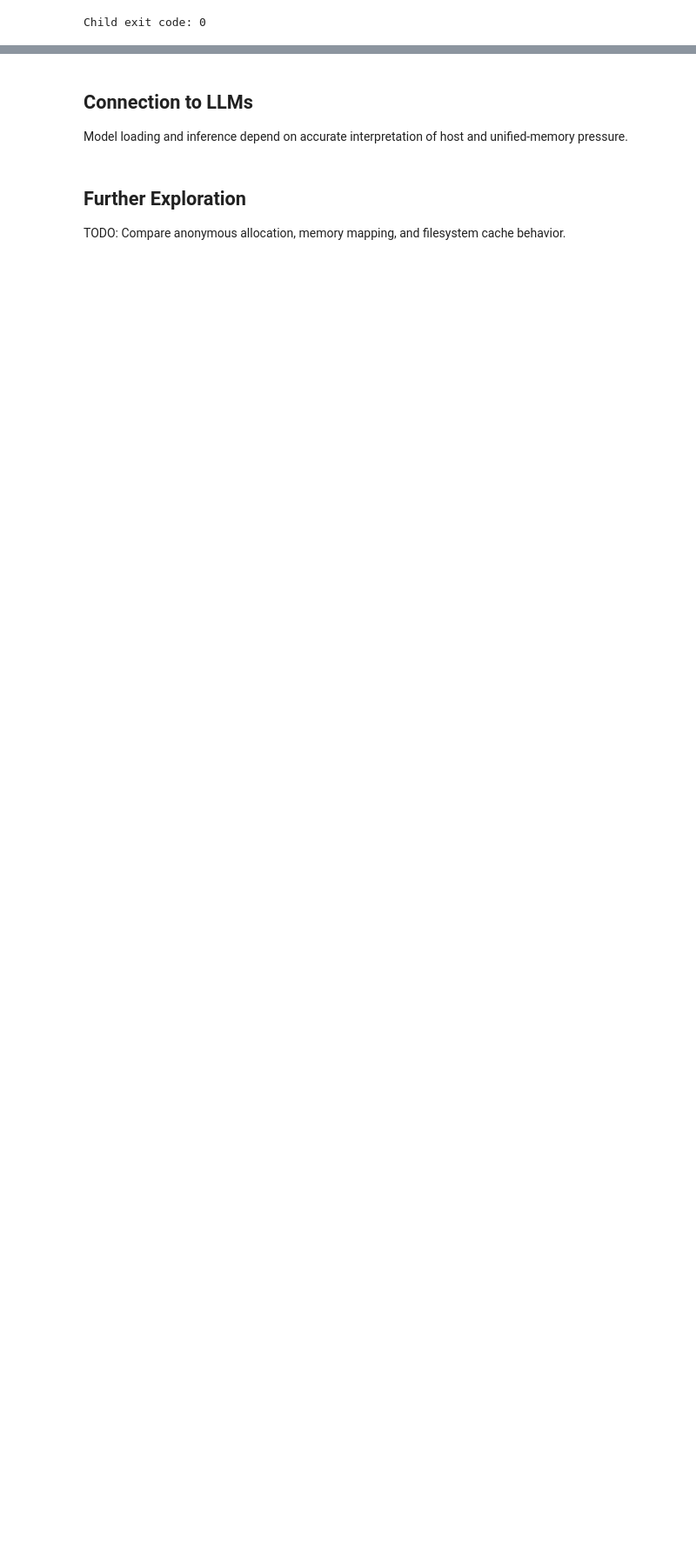
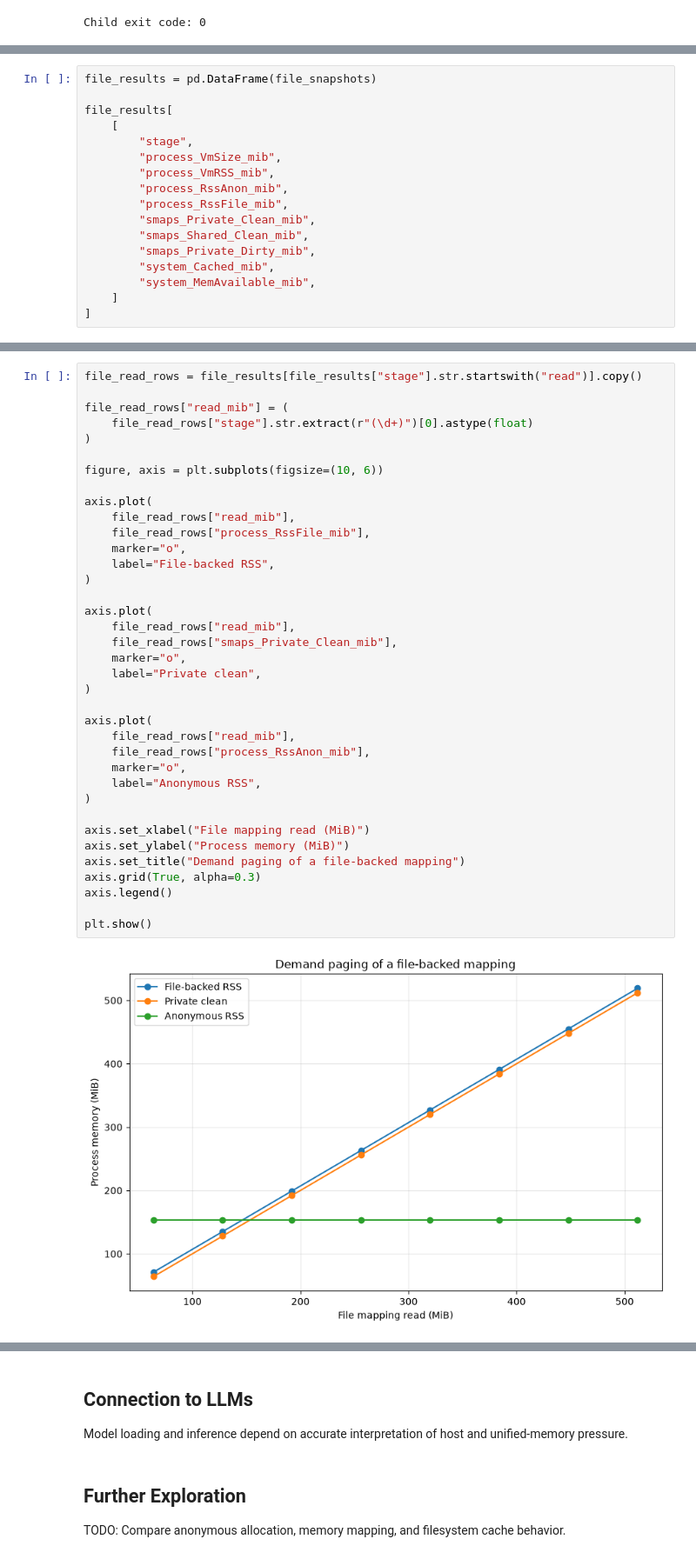
Before and after one commit to coert/dgx-spark-lab, a Jupyter notebook: experiments/00-foundations/03-linux-memory.ipynb, the cells around one changed output, grey strips where cells are left out. Shown at 87% size. Drawn from its saved outputs; the diff is of its cells as text; blank space fills up the shorter version.

Commit message:
Add file-backed memory mapping experiment

```diff
--- a/experiments/00-foundations/03-linux-memory.ipynb
+++ b/experiments/00-foundations/03-linux-memory.ipynb
@@ -597,0 +880,17 @@ Child exit code: 0
+# %%
+file_results = pd.DataFrame(file_snapshots)
+
+file_results[
+    [
+        "stage",
+        "process_VmSize_mib",
+        "process_VmRSS_mib",
+        "process_RssAnon_mib",
+        "process_RssFile_mib",
+        "smaps_Private_Clean_mib",
+        "smaps_Shared_Clean_mib",
+        "smaps_Private_Dirty_mib",
+        "system_Cached_mib",
+        "system_MemAvailable_mib",
+    ]
+]
@@ -597,0 +955,39 @@ Child exit code: 0
+# %%
+file_read_rows = file_results[file_results["stage"].str.startswith("read")].copy()
+
+file_read_rows["read_mib"] = (
+    file_read_rows["stage"].str.extract(r"(\d+)")[0].astype(float)
+)
+
+figure, axis = plt.subplots(figsize=(10, 6))
+
+axis.plot(
+    file_read_rows["read_mib"],
+    file_read_rows["process_RssFile_mib"],
+    marker="o",
+    label="File-backed RSS",
+)
+
+axis.plot(
+    file_read_rows["read_mib"],
+    file_read_rows["smaps_Private_Clean_mib"],
+    marker="o",
+    label="Private clean",
+)
+
+axis.plot(
+    file_read_rows["read_mib"],
+    file_read_rows["process_RssAnon_mib"],
+    marker="o",
+    label="Anonymous RSS",
+)
+
+axis.set_xlabel("File mapping read (MiB)")
+axis.set_ylabel("Process memory (MiB)")
+axis.set_title("Demand paging of a file-backed mapping")
+axis.grid(True, alpha=0.3)
+axis.legend()
+
+plt.show()
+# %% [output]
+[figure, added]
```
Also changed, not shown: parts of 14 cells of this notebook, 1 other file.
